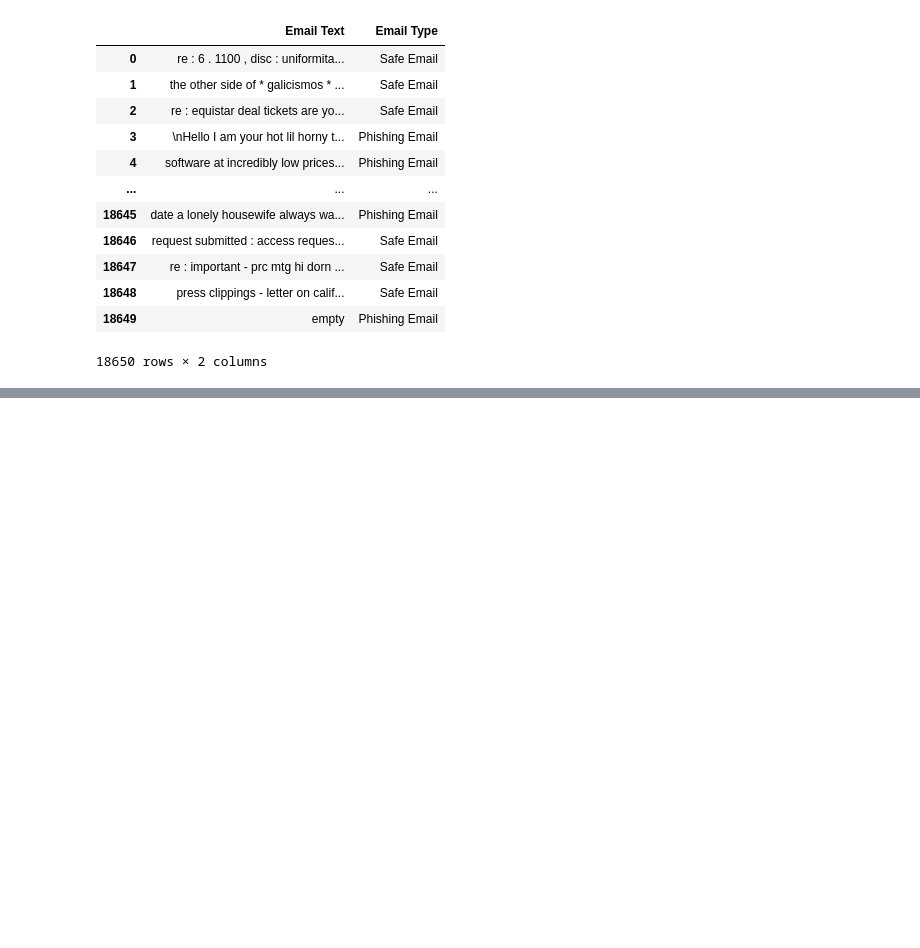
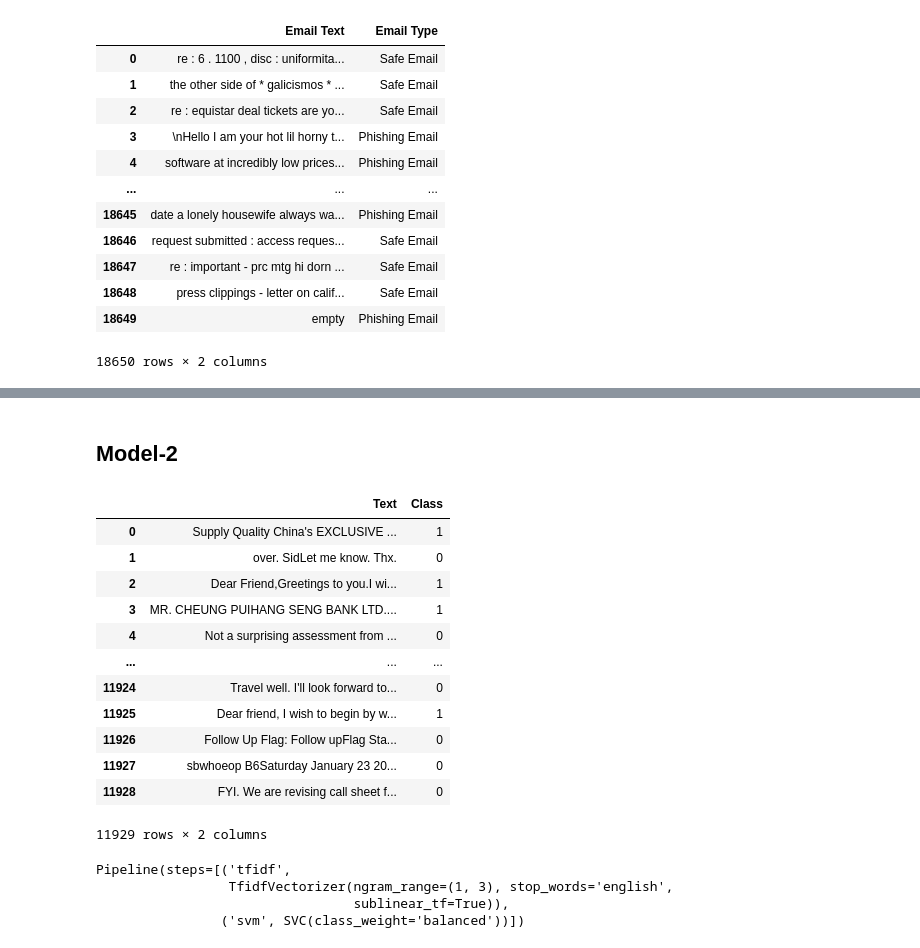
Before and after one commit to advaithsrao/Fraud-Detector, a Jupyter notebook: notebooks/data_explorer.ipynb, the cells around one changed output, grey strips where cells are left out. Saved outputs shown, nothing was run; the diff lists cells and outputs as text; code cells hidden in the pictures; blank space fills up the shorter version.

```diff
--- a/notebooks/data_explorer.ipynb
+++ b/notebooks/data_explorer.ipynb
@@ -562,0 +623,20 @@ Prediction:  Phishing Email
+# %% [markdown]
+## Model-2
+# %%
+df = pd.read_csv('../data/fraud_email_.csv')
+# %%
+df
+# %% [output]
+|  | Text | Class |
+| 0 | Supply Quality China's EXCLUSIVE ... | 1 |
+| 1 | over. SidLet me know. Thx. | 0 |
+| 2 | Dear Friend,Greetings to you.I wi... | 1 |
+| 3 | MR. CHEUNG PUIHANG SENG BANK LTD.... | 1 |
+| 4 | Not a surprising assessment from ... | 0 |
+| ... | ... | ... |
+| 11924 | Travel well. I'll look forward to... | 0 |
+| 11925 | Dear friend, I wish to begin by w... | 1 |
+| 11926 | Follow Up Flag: Follow upFlag Sta... | 0 |
+| 11927 | sbwhoeop B6Saturday January 23 20... | 0 |
+| 11928 | FYI. We are revising call sheet f... | 0 |
+11929 rows × 2 columns
@@ -562,0 +655,7 @@ Prediction:  Phishing Email
+# %%
+pipeline.fit(x_train, y_train)
+# %% [output]
+Pipeline(steps=[('tfidf',
+                 TfidfVectorizer(ngram_range=(1, 3), stop_words='english',
+                                 sublinear_tf=True)),
+                ('svm', SVC(class_weight='balanced'))])
```
Also changed, not shown: parts of 41 cells of this notebook, 2 other files.
